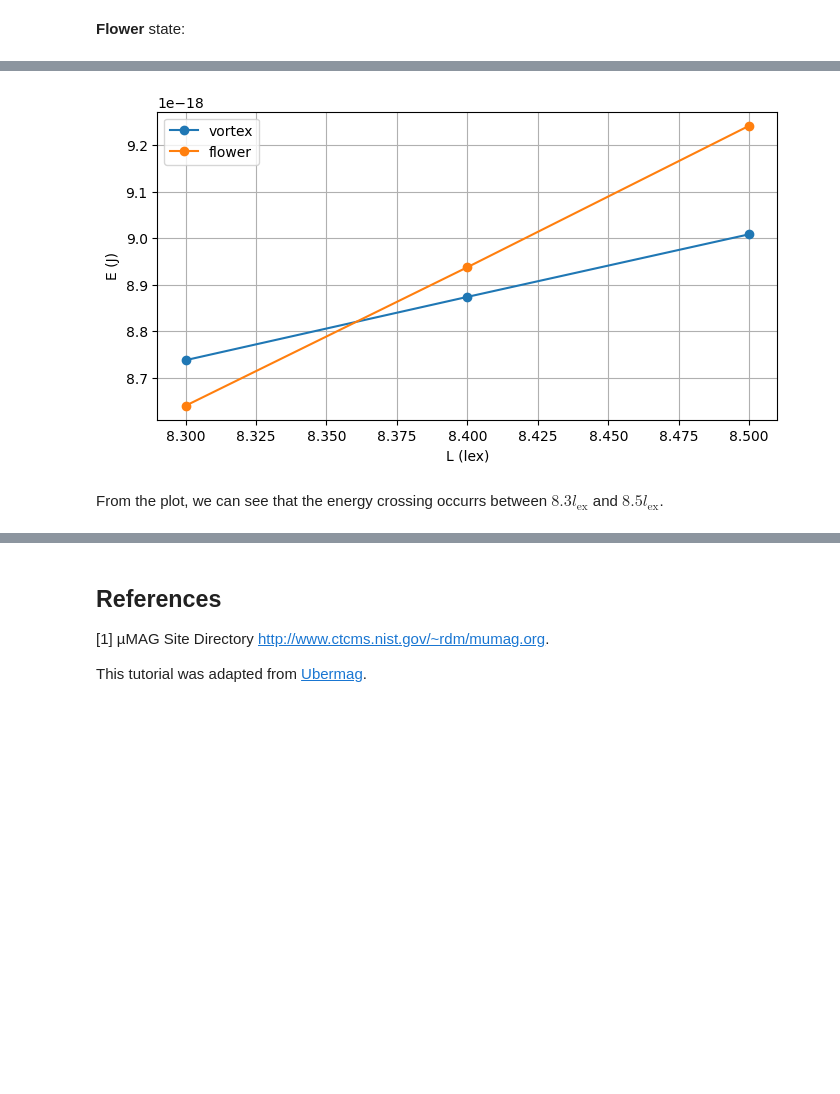
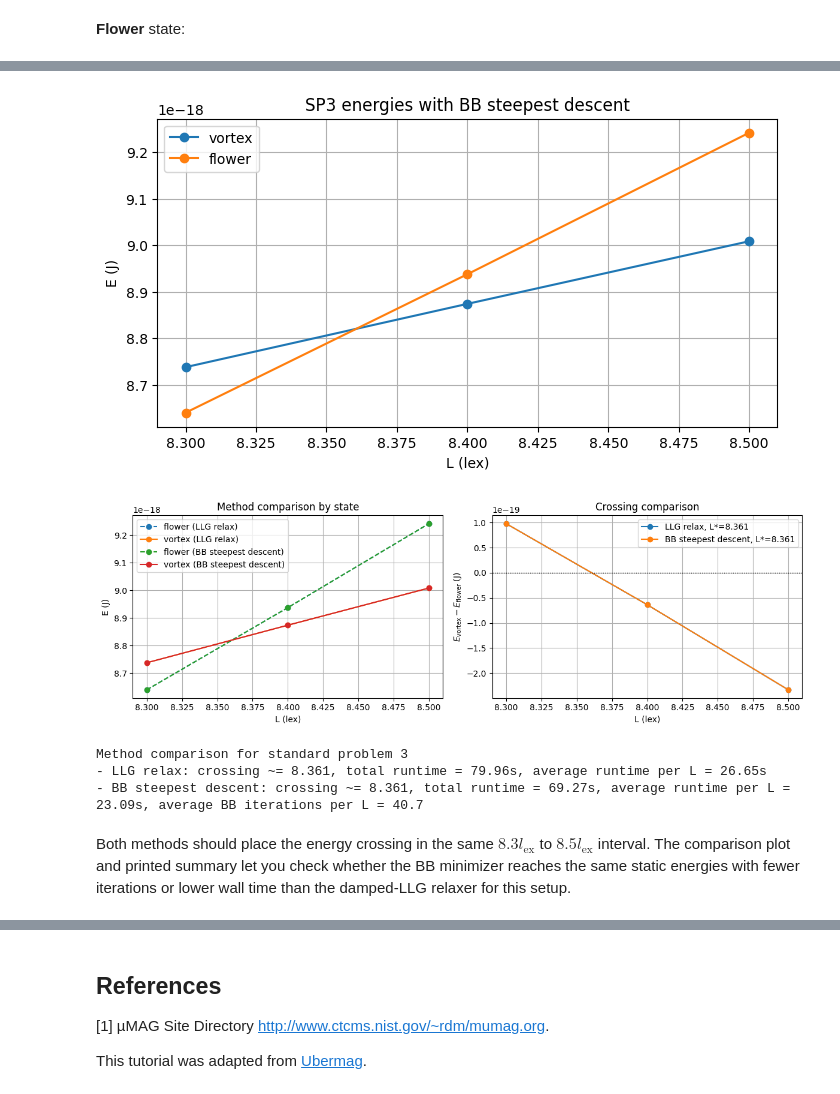
Before and after one commit to DavidLanders95/NeuralMagFork, a Jupyter notebook: docs/examples/standard-problem-3.ipynb, the cells around one changed output, grey strips where cells are left out. Saved outputs shown, nothing was run; the diff lists cells and outputs as text; code cells hidden in the pictures; blank space fills up the shorter version.

Commit message:
Adding vmapped steepest descent

```diff
--- a/docs/examples/standard-problem-3.ipynb
+++ b/docs/examples/standard-problem-3.ipynb
@@ -23,9 +23,18 @@ Firstly, we import all necessary modules and configure pyvista for static render
 import matplotlib.pyplot as plt
 import numpy as np
 import pyvista as pv
+import time
 from scipy import constants
 
 import neuralmag as nm
 
 pv.set_jupyter_backend("static")
+
+SOLVER_LABELS = {
+    "llg": "LLG relax",
+    "bb": "BB steepest descent",
+}
+
+# Switch between the damped-LLG relaxer and the Barzilai-Borwein steepest descent driver.
+SELECTED_METHOD = "bb"
 # %% [output]
@@ -155,18 +299,18 @@ We can plot the energies of both vortex and flower states as a function of cube
 # %%
-vortex_energies, flower_energies = [], []
 L_array = [8.3, 8.4, 8.5]
-for L in L_array:
-    vortex = minimise_system_energy(L, m_init_vortex)
-    flower = minimise_system_energy(L, m_init_flower)
-    vortex_energies.append(nm.config.backend.to_numpy(vortex.E))
-    flower_energies.append(nm.config.backend.to_numpy(flower.E))
+comparison = compare_minimizers(L_array)
 
+selected = comparison[SELECTED_METHOD]
 plt.figure(figsize=(8, 4))
-plt.plot(L_array, vortex_energies, "o-", label="vortex")
-plt.plot(L_array, flower_energies, "o-", label="flower")
+plt.plot(L_array, selected["vortex_energies"], "o-", label="vortex")
+plt.plot(L_array, selected["flower_energies"], "o-", label="flower")
 plt.xlabel("L (lex)")
 plt.ylabel("E (J)")
+plt.title(f"SP3 energies with {SOLVER_LABELS[SELECTED_METHOD]}")
 plt.grid()
 plt.legend()
 plt.show()
+
+plot_method_comparison(L_array, comparison)
+print_method_summary(comparison)
 # %% [output]
@@ -190,3 +334,7 @@ plt.show()
-[figure, old version]
+[figure, new version]
+[figure, added]
+Method comparison for standard problem 3
+- LLG relax: crossing ~= 8.361, total runtime = 79.96s, average runtime per L = 26.65s
+- BB steepest descent: crossing ~= 8.361, total runtime = 69.27s, average runtime per L = 23.09s, average BB iterations per L = 40.7
-# %% [markdown]
-From the plot, we can see that the energy crossing occurrs between $8.3l_\text{ex}$ and $8.5l_\text{ex}$.
+# %% [markdown]
+Both methods should place the energy crossing in the same $8.3l_\text{ex}$ to $8.5l_\text{ex}$ interval. The comparison plot and printed summary let you check whether the BB minimizer reaches the same static energies with fewer iterations or lower wall time than the damped-LLG relaxer for this setup.
```
Also changed, not shown: parts of 15 cells of this notebook, 21 other files.
